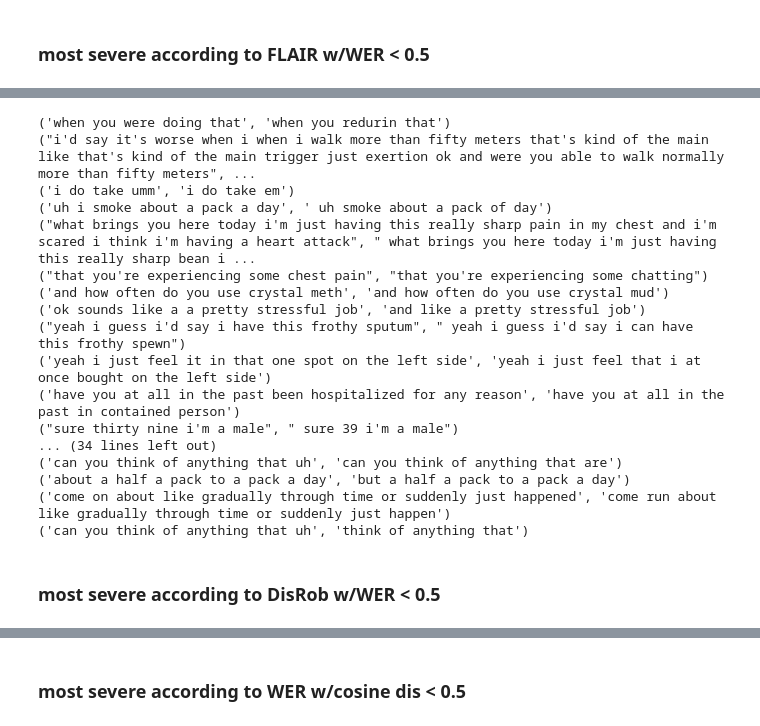
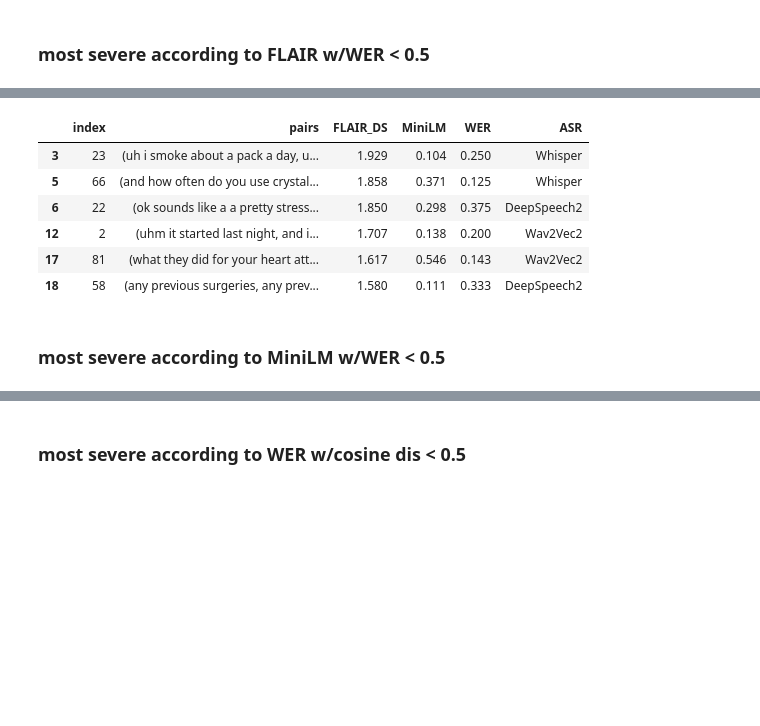
Before and after one commit to whettenr/severity-measures-asr, a Jupyter notebook: EX2.ipynb, the cells around one changed output, grey strips where cells are left out. Saved outputs shown, nothing was run; the diff lists cells and outputs as text; code cells hidden in the pictures; blank space fills up the shorter version.

```diff
--- a/EX2.ipynb
+++ b/EX2.ipynb
@@ -440,5 +484,9 @@ all_concat.head().round(3)
 # %% [markdown]
 ### most severe according to FLAIR w/WER < 0.5
 # %%
-top_fl = all_concat[all_concat['WER'] < 0.5][['pairs', 'FLAIR_DS', 'DisRob', 'WER', 'ASR']].sort_values('FLAIR_DS', ascending=False)
-top_fl.head(50).round(3)
+top_fl = all_concat[all_concat['WER'] < 0.5][['pairs', 'FLAIR_DS', 'MiniLM', 'WER', 'ASR']].sort_values('FLAIR_DS', ascending=False)
+top_fl = top_fl.reset_index()
+# top_fl.head(50).round(3)
+
+# [23, 66, 22, 105]
+# [3, 5, 6, 30, ]
@@ -463,21 +493,3 @@ top_fl.head(50).round(3)
 # %%
-for r in top_fl.head(50)['pairs']:
-    print(r)
+# for r in top_fl.head(50)['pairs']:
+#     print(r)
-# %% [output]
-('when you were doing that', 'when you redurin that')
-("i'd say it's worse when i when i walk more than fifty meters that's kind of the main like that's kind of the main trigger just exertion ok and were you able to walk normally more than fifty meters", ...
-('i do take umm', 'i do take em')
-('uh i smoke about a pack a day', ' uh smoke about a pack of day')
-("what brings you here today i'm just having this really sharp pain in my chest and i'm scared i think i'm having a heart attack", " what brings you here today i'm just having this really sharp bean i ...
-("that you're experiencing some chest pain", "that you're experiencing some chatting")
-('and how often do you use crystal meth', 'and how often do you use crystal mud')
-('ok sounds like a a pretty stressful job', 'and like a pretty stressful job')
-("yeah i guess i'd say i have this frothy sputum", " yeah i guess i'd say i can have this frothy spewn")
-('yeah i just feel it in that one spot on the left side', 'yeah i just feel that i at once bought on the left side')
-('have you at all in the past been hospitalized for any reason', 'have you at all in the past in contained person')
-("sure thirty nine i'm a male", " sure 39 i'm a male")
-... (34 lines left out)
-('can you think of anything that uh', 'can you think of anything that are')
-('about a half a pack to a pack a day', 'but a half a pack to a pack a day')
-('come on about like gradually through time or suddenly just happened', 'come run about like gradually through time or suddenly just happen')
-('can you think of anything that uh', 'think of anything that')
@@ -486,4 +496,16 @@ for r in top_fl.head(50)['pairs']:
+# %%
+# select a few
+pd.options.display.max_colwidth = 100
+top_fl.iloc[[3, 5, 6, 12, 17, 18]].round(3)
+# %% [output]
+|  | index | pairs | FLAIR_DS | MiniLM | WER | ASR |
+| 3 | 23 | (uh i smoke about a pack a day, u... | 1.929 | 0.104 | 0.250 | Whisper |
+| 5 | 66 | (and how often do you use crystal... | 1.858 | 0.371 | 0.125 | Whisper |
+| 6 | 22 | (ok sounds like a a pretty stress... | 1.850 | 0.298 | 0.375 | DeepSpeech2 |
+| 12 | 2 | (uhm it started last night, and i... | 1.707 | 0.138 | 0.200 | Wav2Vec2 |
+| 17 | 81 | (what they did for your heart att... | 1.617 | 0.546 | 0.143 | Wav2Vec2 |
+| 18 | 58 | (any previous surgeries, any prev... | 1.580 | 0.111 | 0.333 | DeepSpeech2 |
 # %% [markdown]
-### most severe according to DisRob w/WER < 0.5
+### most severe according to MiniLM w/WER < 0.5
 # %%
 top_sev_emb = all_concat[all_concat['WER'] < 0.5][['pairs', 'FLAIR_DS', 'MiniLM', 'WER', 'ASR']].sort_values('MiniLM', ascending=False)
```
Also changed, not shown: parts of 19 cells of this notebook, 1 other file.
